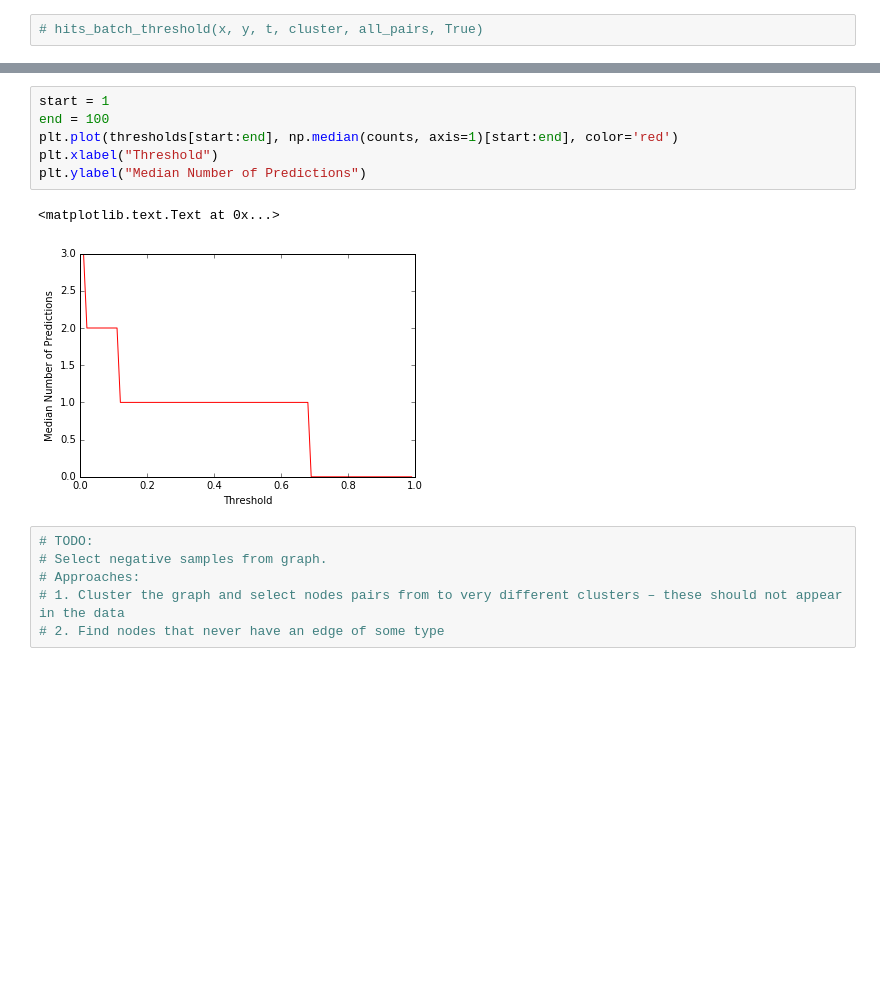
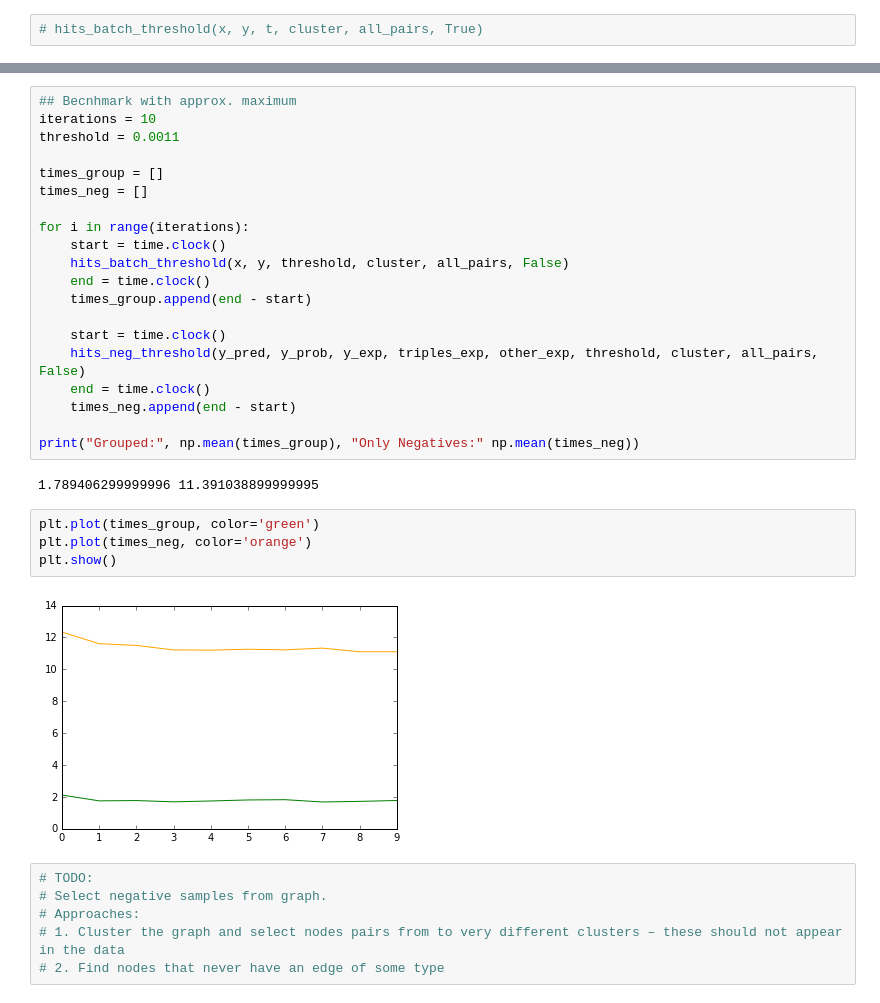
Before and after one commit to GittiHab/kb-completion, a Jupyter notebook: pl-1.0-threshold-optimization.ipynb, the cells around one changed output, grey strips where cells are left out. Saved outputs shown, nothing was run; the diff lists cells and outputs as text; blank space fills up the shorter version.

```diff
--- a/pl-1.0-threshold-optimization.ipynb
+++ b/pl-1.0-threshold-optimization.ipynb
@@ -374,12 +375,31 @@ plt.ylabel("Precision")
-# %%
-start = 1
-end = 100
-plt.plot(thresholds[start:end], np.median(counts, axis=1)[start:end], color='red')
-plt.xlabel("Threshold")
-plt.ylabel("Median Number of Predictions")
-# %% [output]
-<matplotlib.text.Text at 0x...>
-[figure, removed]
+# %%
+## Becnhmark with approx. maximum
+iterations = 10
+threshold = 0.0011
+
+times_group = []
+times_neg = []
+
+for i in range(iterations):
+    start = time.clock()
+    hits_batch_threshold(x, y, threshold, cluster, all_pairs, False)
+    end = time.clock()
+    times_group.append(end - start)
+
+    start = time.clock()
+    hits_neg_threshold(y_pred, y_prob, y_exp, triples_exp, other_exp, threshold, cluster, all_pairs, False)
+    end = time.clock()
+    times_neg.append(end - start)
+
+print("Grouped:", np.mean(times_group), "Only Negatives:" np.mean(times_neg))
+# %% [output]
+1.789406299999996 11.391038899999995
+# %%
+plt.plot(times_group, color='green')
+plt.plot(times_neg, color='orange')
+plt.show()
+# %% [output]
+[figure, added]
 # %%
 # TODO:
 # Select negative samples from graph.
```
Also changed, not shown: parts of 19 cells of this notebook.
